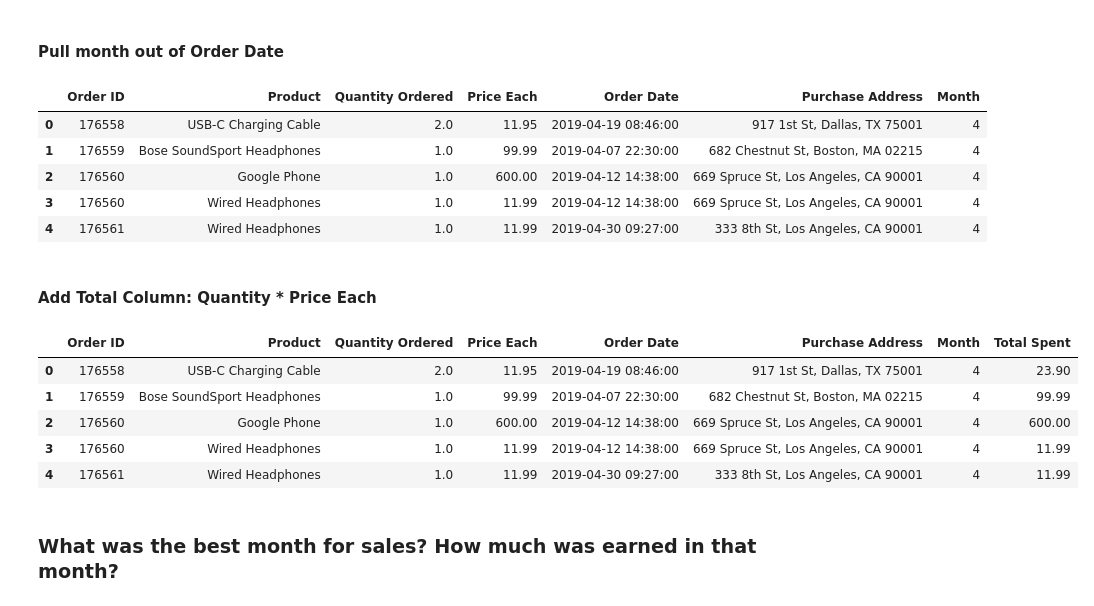
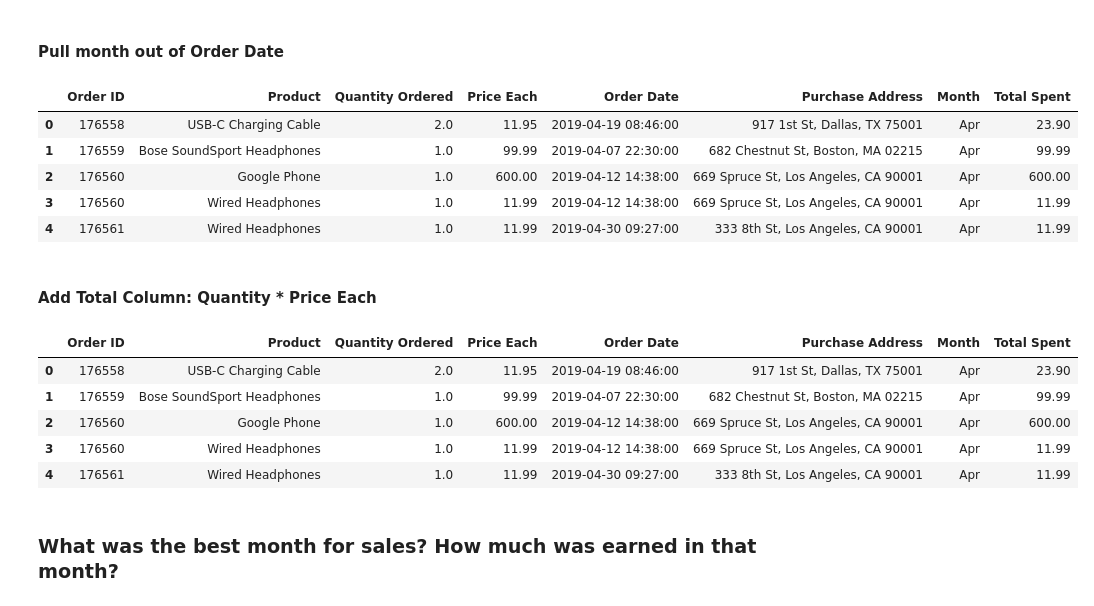
Before and after one commit to aclao89/Sales_Business, a Jupyter notebook: Sales Business .ipynb, the cells around one changed output. Saved outputs shown, nothing was run; the diff lists cells and outputs as text; code cells hidden in the pictures.

```diff
--- a/Sales Business .ipynb
+++ b/Sales Business .ipynb
@@ -96,14 +97,19 @@ cleaned_df.head()
 # %%
 cleaned_df['Month'] = pd.DatetimeIndex(cleaned_df['Order Date']).month
 cleaned_df['Month'] = cleaned_df['Month'].astype(int)
+
+#Import calendar to convert numerical value to string
+import calendar
+
+cleaned_df['Month'] = cleaned_df['Month'].apply(lambda x: calendar.month_abbr[x])
 cleaned_df.head()
 # %% [output]
-|  | Order ID | Product | Quantity Ordered | Price Each | Order Date | Purchase Address | Month |
-| 0 | 176558 | USB-C Charging Cable | 2.0 | 11.95 | 2019-04-19 08:46:00 | 917 1st St, Dallas, TX 75001 | 4 |
-| 1 | 176559 | Bose SoundSport Headphones | 1.0 | 99.99 | 2019-04-07 22:30:00 | 682 Chestnut St, Boston, MA 02215 | 4 |
-| 2 | 176560 | Google Phone | 1.0 | 600.00 | 2019-04-12 14:38:00 | 669 Spruce St, Los Angeles, CA 90001 | 4 |
-| 3 | 176560 | Wired Headphones | 1.0 | 11.99 | 2019-04-12 14:38:00 | 669 Spruce St, Los Angeles, CA 90001 | 4 |
-| 4 | 176561 | Wired Headphones | 1.0 | 11.99 | 2019-04-30 09:27:00 | 333 8th St, Los Angeles, CA 90001 | 4 |
+|  | Order ID | Product | Quantity Ordered | Price Each | Order Date | Purchase Address | Month | Total Spent |
+| 0 | 176558 | USB-C Charging Cable | 2.0 | 11.95 | 2019-04-19 08:46:00 | 917 1st St, Dallas, TX 75001 | Apr | 23.90 |
+| 1 | 176559 | Bose SoundSport Headphones | 1.0 | 99.99 | 2019-04-07 22:30:00 | 682 Chestnut St, Boston, MA 02215 | Apr | 99.99 |
+| 2 | 176560 | Google Phone | 1.0 | 600.00 | 2019-04-12 14:38:00 | 669 Spruce St, Los Angeles, CA 90001 | Apr | 600.00 |
+| 3 | 176560 | Wired Headphones | 1.0 | 11.99 | 2019-04-12 14:38:00 | 669 Spruce St, Los Angeles, CA 90001 | Apr | 11.99 |
+| 4 | 176561 | Wired Headphones | 1.0 | 11.99 | 2019-04-30 09:27:00 | 333 8th St, Los Angeles, CA 90001 | Apr | 11.99 |
 # %% [markdown]
 #### Add Total Column: Quantity * Price Each
 # %%
@@ -111,11 +117,11 @@ cleaned_df['Total Spent'] = cleaned_df['Quantity Ordered'] * cleaned_df['Price E
 cleaned_df.head()
 # %% [output]
 |  | Order ID | Product | Quantity Ordered | Price Each | Order Date | Purchase Address | Month | Total Spent |
-| 0 | 176558 | USB-C Charging Cable | 2.0 | 11.95 | 2019-04-19 08:46:00 | 917 1st St, Dallas, TX 75001 | 4 | 23.90 |
-| 1 | 176559 | Bose SoundSport Headphones | 1.0 | 99.99 | 2019-04-07 22:30:00 | 682 Chestnut St, Boston, MA 02215 | 4 | 99.99 |
-| 2 | 176560 | Google Phone | 1.0 | 600.00 | 2019-04-12 14:38:00 | 669 Spruce St, Los Angeles, CA 90001 | 4 | 600.00 |
-| 3 | 176560 | Wired Headphones | 1.0 | 11.99 | 2019-04-12 14:38:00 | 669 Spruce St, Los Angeles, CA 90001 | 4 | 11.99 |
-| 4 | 176561 | Wired Headphones | 1.0 | 11.99 | 2019-04-30 09:27:00 | 333 8th St, Los Angeles, CA 90001 | 4 | 11.99 |
+| 0 | 176558 | USB-C Charging Cable | 2.0 | 11.95 | 2019-04-19 08:46:00 | 917 1st St, Dallas, TX 75001 | Apr | 23.90 |
+| 1 | 176559 | Bose SoundSport Headphones | 1.0 | 99.99 | 2019-04-07 22:30:00 | 682 Chestnut St, Boston, MA 02215 | Apr | 99.99 |
+| 2 | 176560 | Google Phone | 1.0 | 600.00 | 2019-04-12 14:38:00 | 669 Spruce St, Los Angeles, CA 90001 | Apr | 600.00 |
+| 3 | 176560 | Wired Headphones | 1.0 | 11.99 | 2019-04-12 14:38:00 | 669 Spruce St, Los Angeles, CA 90001 | Apr | 11.99 |
+| 4 | 176561 | Wired Headphones | 1.0 | 11.99 | 2019-04-30 09:27:00 | 333 8th St, Los Angeles, CA 90001 | Apr | 11.99 |
 # %% [markdown]
 ### What was the best month for sales? How much was earned in that month?
 # %%
```
Also changed, not shown: parts of 4 cells of this notebook.
